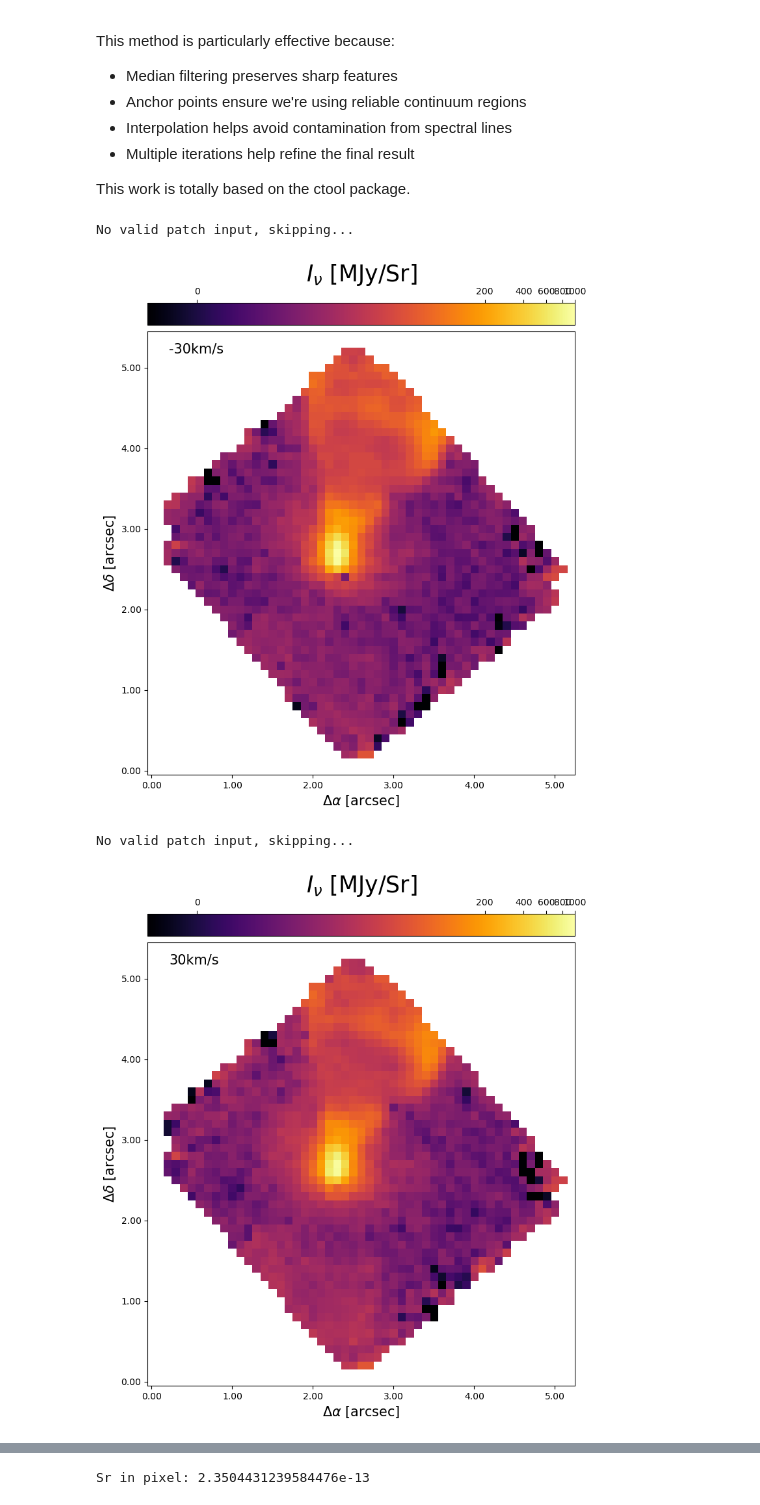
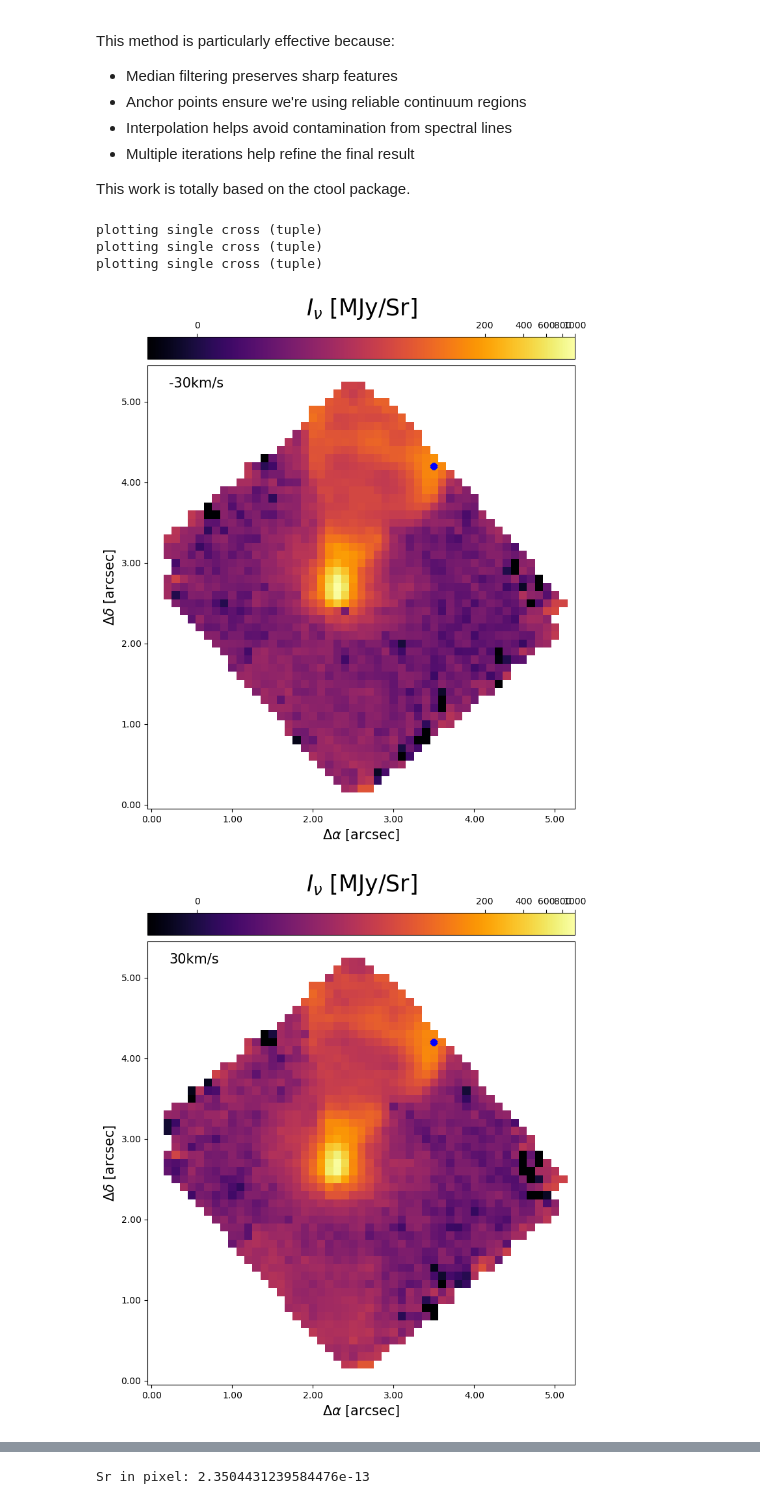
Before and after one commit to KuoJuiWu/2025Fall_ISM_Project, a Jupyter notebook: notebook/ism copy.ipynb, the cells around one changed output, grey strips where cells are left out. Cells and saved outputs as stored; diff of their text form; code cells hidden in the pictures.

```diff
--- a/notebook/ism copy.ipynb
+++ b/notebook/ism copy.ipynb
@@ -126,11 +126,12 @@ cont_spaxel, line_spaxel = generate_line_cont(data, wave, boxsize= 31, exclude=[
 # %%
 # Plot the continuum emission of the FeII 1.644
 # The reddshift side might locate at 190 km/s index = 2871
-plot_image(line_spaxel[1165], header, vmin = -1, vmax = 1e3, a = 1e-3, text = '-30km/s', savefig = False, save_name = 'line_1165.png')
-plot_image(line_spaxel[1166], header, vmin = -1, vmax = 1e3, a = 1e-3, text = '30km/s', savefig = False, save_name = 'line_1166.png')
-plot_image(cont_spaxel[1165], header, vmin = -1, vmax = 1e3, a = 1e-2, text = '30km/s', savefig = False, save_name = 'cont_2866.png')
+plot_image(line_spaxel[1165], header, vmin = -1, vmax = 1e3, a = 1e-3, text = '-30km/s', add_patch = (35,42), savefig = False, save_name = 'line_1165.png')
+plot_image(line_spaxel[1166], header, vmin = -1, vmax = 1e3, a = 1e-3, text = '30km/s', add_patch = (35,42), savefig = False, save_name = 'line_1166.png')
+plot_image(cont_spaxel[1165], header, vmin = -1, vmax = 1e3, a = 1e-2, text = '30km/s', add_patch = (35,42), savefig = False, save_name = 'cont_2866.png')
 # %% [output]
-No valid patch input, skipping...
+plotting single cross (tuple)
+plotting single cross (tuple)
+plotting single cross (tuple)
-[figure, old version]
+[figure, new version]
-No valid patch input, skipping...
-[figure, old version]
+[figure, new version]
```
Also changed, not shown: parts of 8 cells of this notebook.
